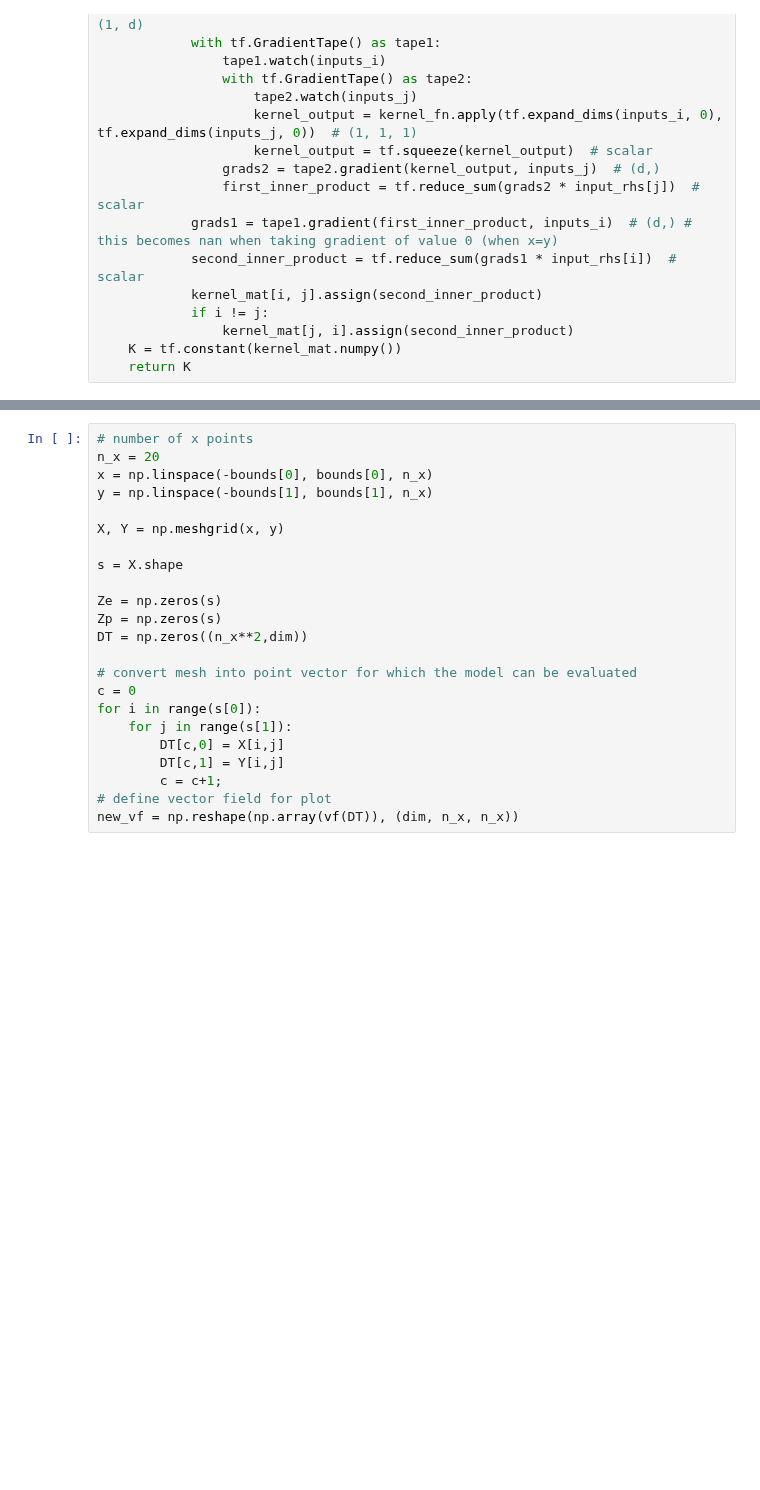
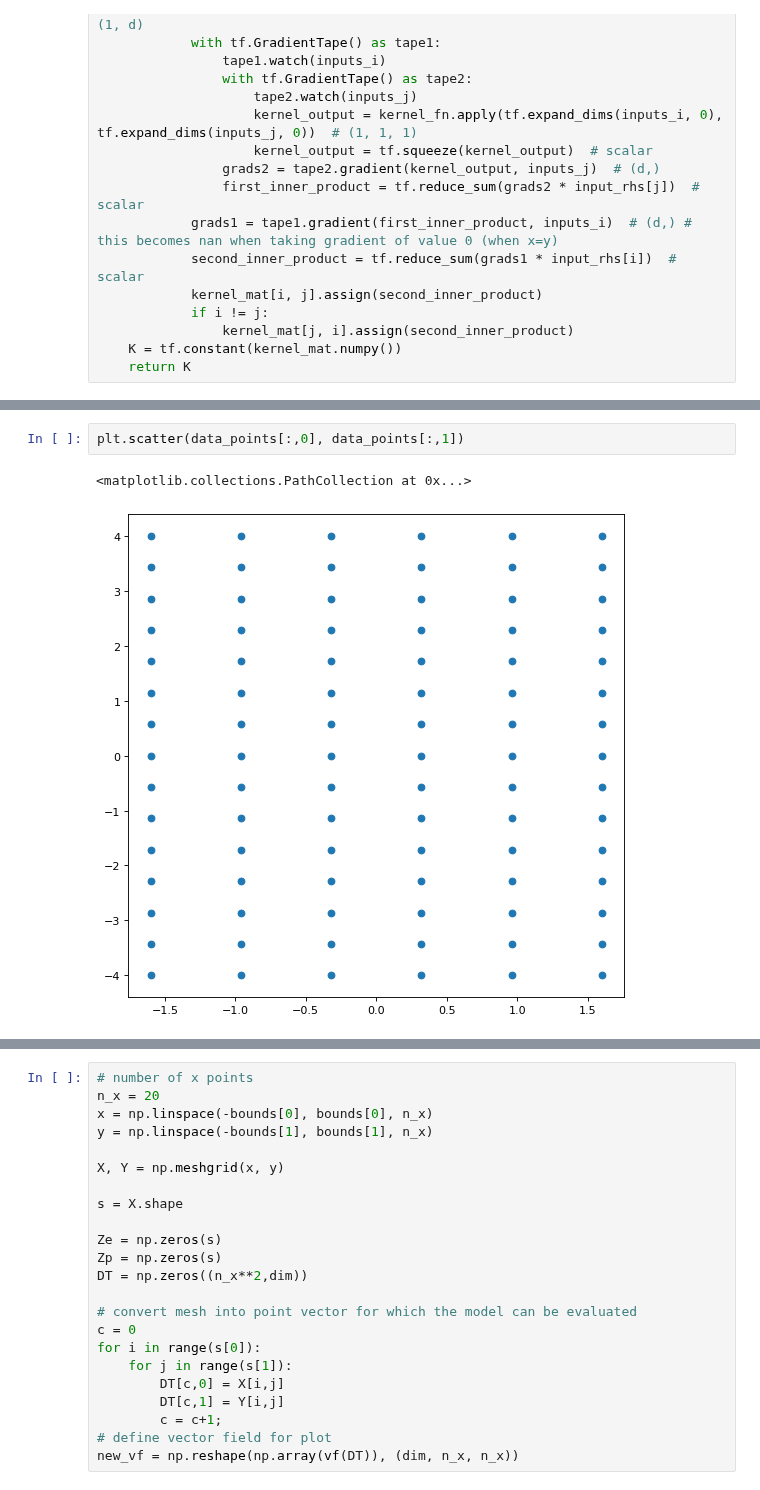
Before and after one commit to kyrxanthos/NN_dynamical_systems, a Jupyter notebook: Kernel_Lya4.ipynb, the cells around one changed output, grey strips where cells are left out. Saved outputs shown, nothing was run; the diff lists cells and outputs as text; blank space fills up the shorter version.

```diff
--- a/Kernel_Lya4.ipynb
+++ b/Kernel_Lya4.ipynb
@@ -90,3 +101,8 @@ beta = -tf.square(tf.norm(data_points, ord = 2, axis=1))[..., tf.newaxis] # (n_y
 A = build_kernel_matrix(n_y, data_points, g_kernel, input_RHS) # (n_y, n_y)
 
 alphas = tf.linalg.solve(A, beta) # (n_y, 1)
+# %%
+plt.scatter(data_points[:,0], data_points[:,1])
+# %% [output]
+<matplotlib.collections.PathCollection at 0x...>
+[figure, added]
```
Also changed, not shown: parts of 4 cells of this notebook, 1 other file.
